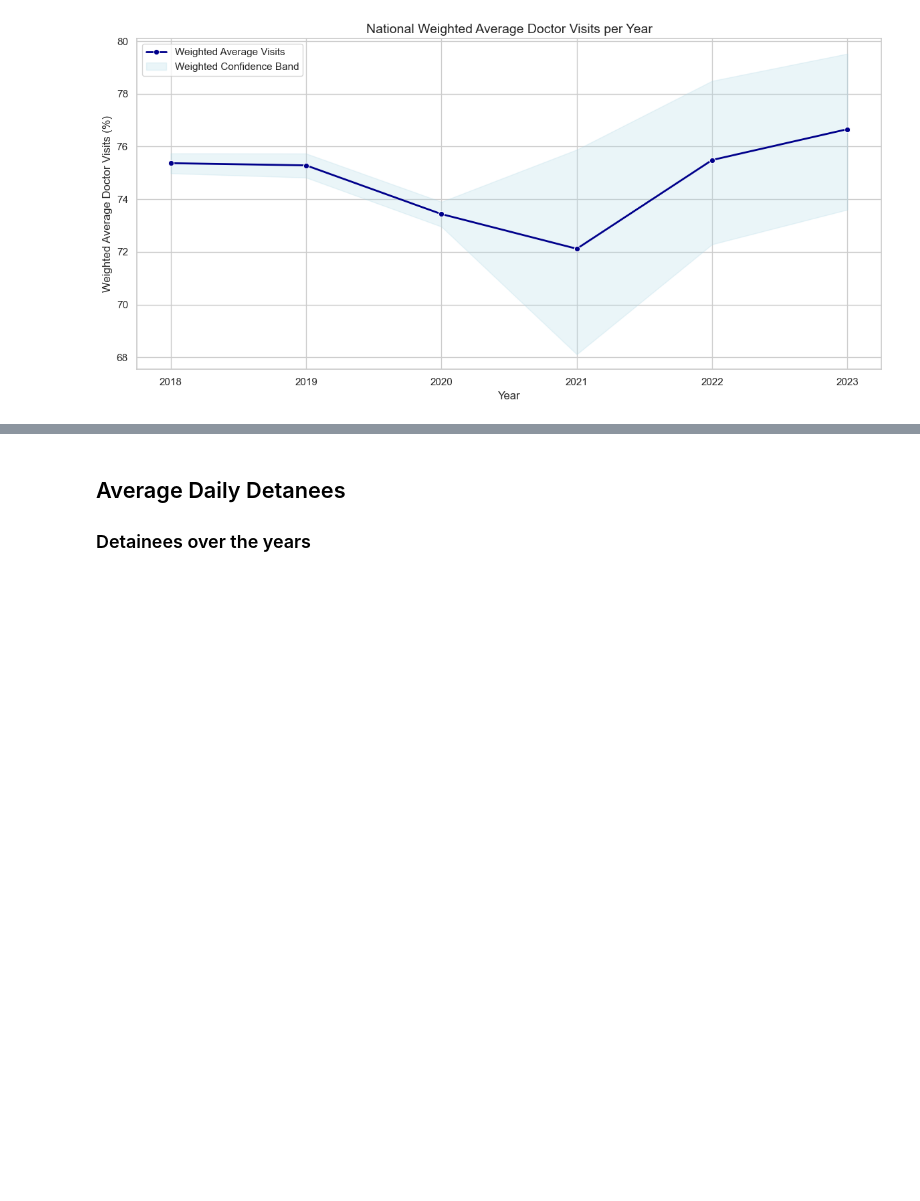
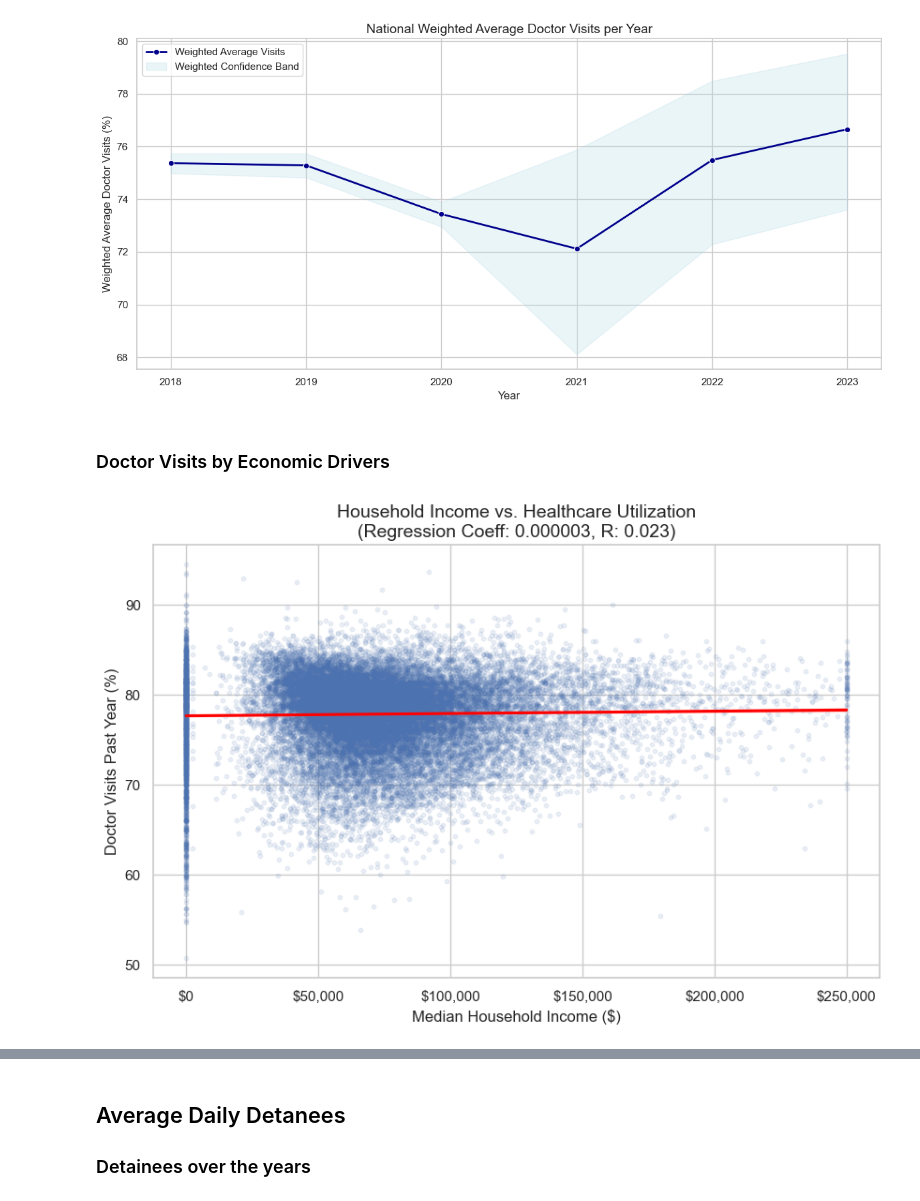
Before and after one commit to riverar9/data698-master-research-project, a Jupyter notebook: Appendix A - Python Code.ipynb, the cells around one changed output, grey strips where cells are left out. Drawn from its saved outputs; the diff is of its cells as text; code cells hidden in the pictures; blank space fills up the shorter version.

```diff
--- a/Appendix A - Python Code.ipynb
+++ b/Appendix A - Python Code.ipynb
@@ -1546,3 +1593,23 @@ plt.savefig(os.path.join(image_dir, "lineplot-annual-dr-visits.png"), dpi=300, b
 plt.show()
 # %% [output]
 [figure]
+# %% [markdown]
+### Doctor Visits by Economic Drivers
+# %%
+plt.figure(figsize=(10, 6))
+# Calculate coefficient
+mask = df_plot['median_household_income'].notna()
+slope, intercept, r_val, p_val, std_err = stats.linregress(df_plot[mask]['median_household_income'], df_plot[mask]['doctor_visits_past_year'])
+
+ax = sns.regplot(data=df_plot, x='median_household_income', y='doctor_visits_past_year',
+                 scatter_kws={'alpha':0.1, 's':10}, line_kws={'color':'red'})
+
+# Formatting
+ax.xaxis.set_major_formatter(mtick.StrMethodFormatter('${x:,.0f}'))
+plt.title(f'Household Income vs. Healthcare Utilization\n(Regression Coeff: {slope:.6f}, R: {r_val:.3f})', fontsize=14)
+plt.xlabel('Median Household Income ($)')
+plt.ylabel('Doctor Visits Past Year (%)')
+plt.savefig(os.path.join(image_dir, "scatterplot-visits-vs-median-income.png"), dpi=300, bbox_inches="tight")
+plt.show()
+# %% [output]
+[figure, added]
```
Also changed, not shown: parts of 12 cells of this notebook, 14 other files.
